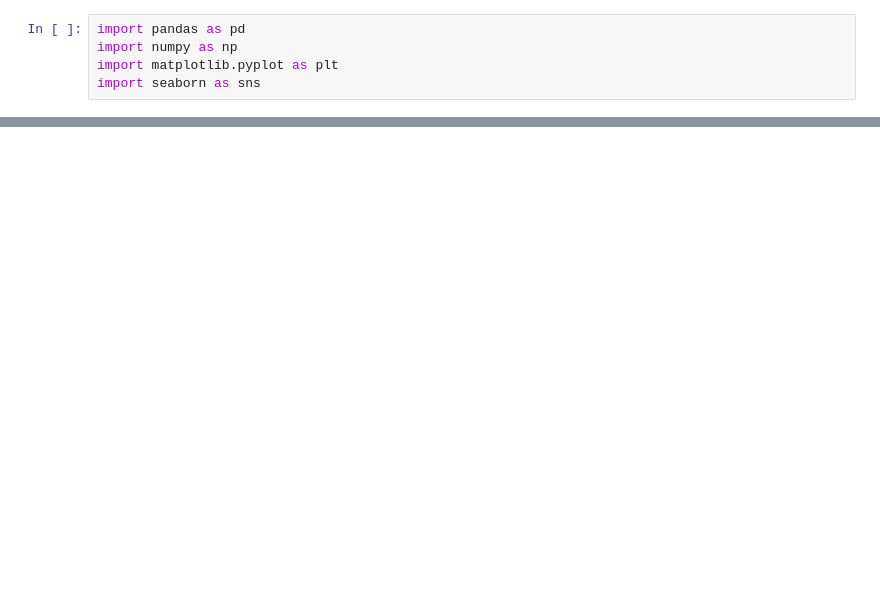
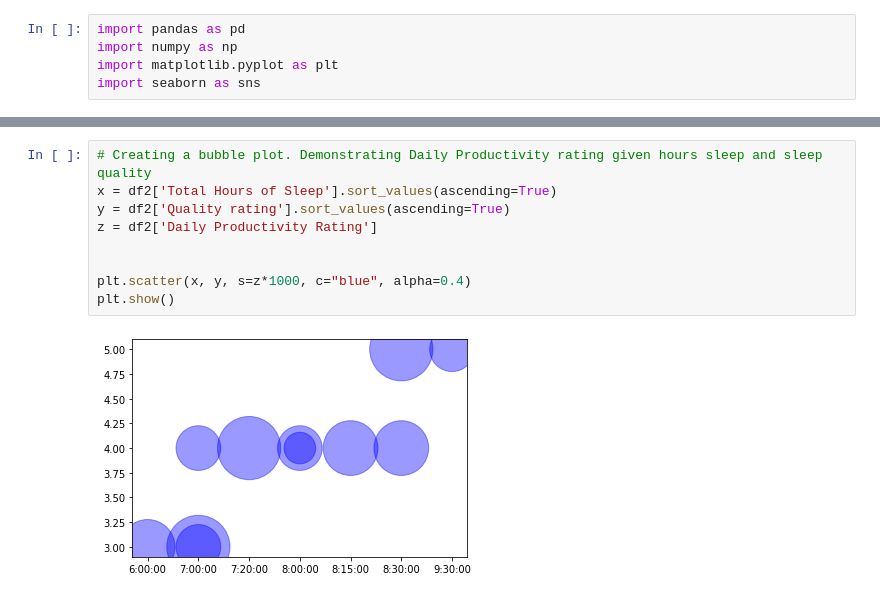
Before and after one commit to AliDzulfiqar/English-402-Data-Viz-Project, a Jupyter notebook: DataVizProject.ipynb, the cells around one changed output, grey strips where cells are left out. Cells and saved outputs as stored; diff of their text form; blank space fills up the shorter version.

```diff
--- a/DataVizProject.ipynb
+++ b/DataVizProject.ipynb
@@ -46,3 +46,14 @@ df2
 | 8 | Monday, 10 Apr | 10:30:00 PM | 8:00:00AM | 9:30:00 | 5 | 3 | NaN |
 | 9 | Tuesday, 11 Apr | 11:30:00 PM | 8:00:00AM | 8:30:00 | 4 | 4 | NaN |
 | 10 | Wednesday, 12 Apr | 1:30:00 AM | 8:50:00AM | 7:20:00 | 4 | 2 | NaN |
+# %%
+# Creating a bubble plot. Demonstrating Daily Productivity rating given hours sleep and sleep quality
+x = df2['Total Hours of Sleep'].sort_values(ascending=True)
+y = df2['Quality rating'].sort_values(ascending=True)
+z = df2['Daily Productivity Rating']
+
+
+plt.scatter(x, y, s=z*1000, c="blue", alpha=0.4)
+plt.show()
+# %% [output]
+[figure, added]
```
Also changed, not shown: parts of 2 cells of this notebook, 1 other file.
